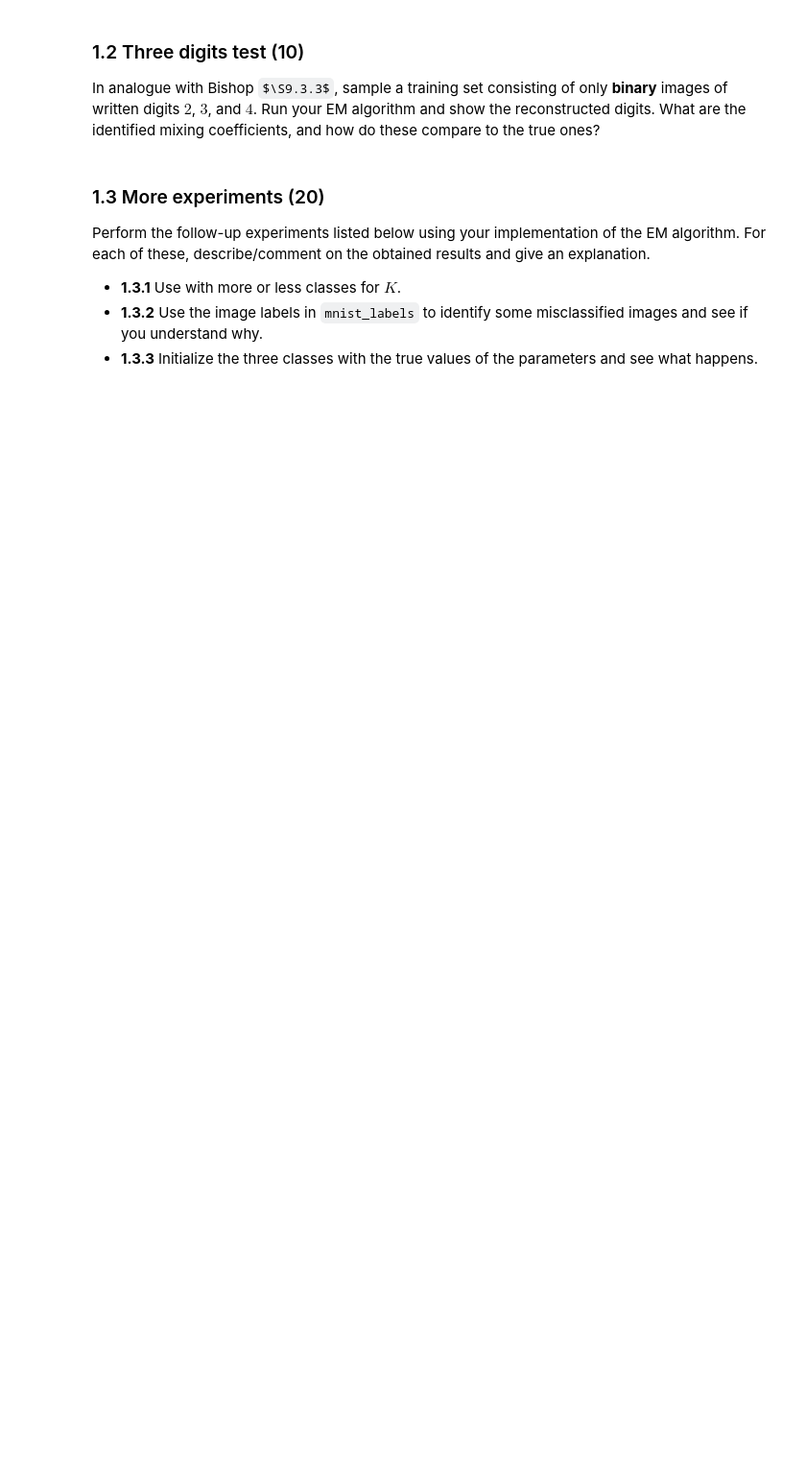
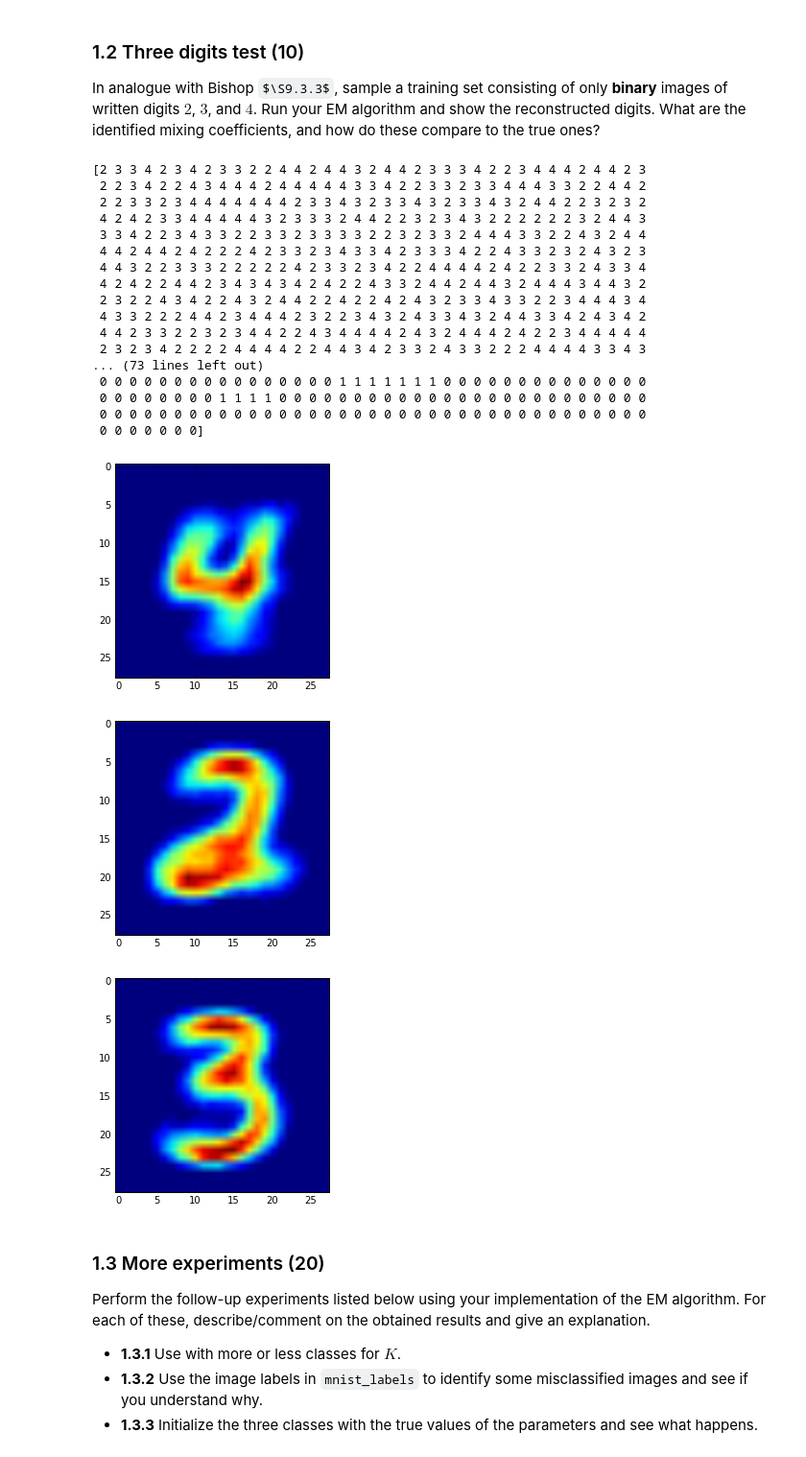
Before and after one commit to Braamling/machine-learning-2, a Jupyter notebook: assignment-3/Lab3_Arent.ipynb, the cells around one changed output. Shown at 96% size. Saved outputs shown, nothing was run; the diff lists cells and outputs as text; code cells hidden in the pictures; some formulas as TeX source; blank space fills up the shorter version.

```diff
--- a/assignment-3/Lab3_Arent.ipynb
+++ b/assignment-3/Lab3_Arent.ipynb
@@ -242,6 +192,57 @@ NaNs replaced: 2
 # %% [markdown]
 ### 1.2 Three digits test (10)
 In analogue with Bishop $\S9.3.3$, sample a training set consisting of only __binary__ images of written digits $2$, $3$, and $4$. Run your EM algorithm and show the reconstructed digits. What are the identified mixing coefficients, and how do these compare to the true ones?
+# %%
+def sample_digits(images, labels, digits):
+    idx = [i for i, x in enumerate(labels) if x in digits]
+    return images[idx], labels[idx]
+
+def visualize_weights(mu, k):
+    for i in range(k):
+        figure()
+        imshow(mu[:,i].reshape(mnist_dim))
+
+# Configure the EM parameters
+K=3
+max_iter=50
+
+# Sample a set of specific images
+sampled_images, sampled_labels = sample_digits(mnist_images, mnist_labels, digits=[2,3,4])
+train_images = sampled_images[0:850]
+train_labels = sampled_labels[0:850]
+
+test_images = sampled_images[851:len(sampled_images)]
+test_labels = sampled_labels[851:len(sampled_labels)]
+
+print test_labels
+# Perform the EM algorithm
+responsibilities, pi, mu = EM(to_bin(train_images,0.5), K, max_iter)
+
+
+print to_bin(train_images,0.5)[0]
+# Use the M and amount of clusters to visualize the results
+visualize_weights(mu, K)
+# %% [output]
+[2 3 3 4 2 3 4 2 3 3 2 2 4 4 2 4 4 3 2 4 4 2 3 3 3 4 2 2 3 4 4 4 2 4 4 2 3
+ 2 2 3 4 2 2 4 3 4 4 4 2 4 4 4 4 4 3 3 4 2 2 3 3 2 3 3 4 4 4 3 3 2 2 4 4 2
+ 2 2 3 3 2 3 4 4 4 4 4 4 4 2 3 3 4 3 2 3 3 4 3 2 3 3 4 3 2 4 4 2 2 3 2 3 2
+ 4 2 4 2 3 3 4 4 4 4 4 3 2 3 3 3 2 4 4 2 2 3 2 3 4 3 2 2 2 2 2 2 3 2 4 4 3
+ 3 3 4 2 2 3 4 3 3 2 2 3 3 2 3 3 3 3 2 2 3 2 3 3 2 4 4 4 3 3 2 2 4 3 2 4 4
+ 4 4 2 4 4 2 4 2 2 2 4 2 3 3 2 3 4 3 3 4 2 3 3 3 4 2 2 4 3 3 2 3 2 4 3 2 3
+ 4 4 3 2 2 3 3 3 2 2 2 2 2 4 2 3 3 2 3 4 2 2 4 4 4 4 2 4 2 2 3 3 2 4 3 3 4
+ 4 2 4 2 2 4 4 2 3 4 3 4 3 4 2 4 2 2 4 3 3 2 4 4 2 4 4 3 2 4 4 4 3 4 4 3 2
+ 2 3 2 2 4 3 4 2 2 4 3 2 4 4 2 2 4 2 2 4 2 4 3 2 3 3 4 3 3 2 2 3 4 4 4 3 4
+ 4 3 3 2 2 2 4 4 2 3 4 4 4 2 3 2 2 3 4 3 2 4 3 3 4 3 2 4 4 3 3 4 2 4 3 4 2
+ 4 4 2 3 3 2 2 3 2 3 4 4 2 2 4 3 4 4 4 4 2 4 3 2 4 4 4 2 4 2 2 3 4 4 4 4 4
+ 2 3 2 3 4 2 2 2 2 4 4 4 4 2 2 4 4 3 4 2 3 3 2 4 3 3 2 2 2 4 4 4 4 3 3 4 3
+... (73 lines left out)
+ 0 0 0 0 0 0 0 0 0 0 0 0 0 0 0 0 1 1 1 1 1 1 1 0 0 0 0 0 0 0 0 0 0 0 0 0 0
+ 0 0 0 0 0 0 0 0 1 1 1 1 0 0 0 0 0 0 0 0 0 0 0 0 0 0 0 0 0 0 0 0 0 0 0 0 0
+ 0 0 0 0 0 0 0 0 0 0 0 0 0 0 0 0 0 0 0 0 0 0 0 0 0 0 0 0 0 0 0 0 0 0 0 0 0
+ 0 0 0 0 0 0 0]
+[figure, added]
+[figure, added]
+[figure, added]
 # %% [markdown]
 ### 1.3 More experiments (20)
 Perform the follow-up experiments listed below using your implementation of the EM algorithm. For each of these, describe/comment on the obtained results and give an explanation.
```
Also changed, not shown: parts of 3 cells of this notebook, 2 other files.
